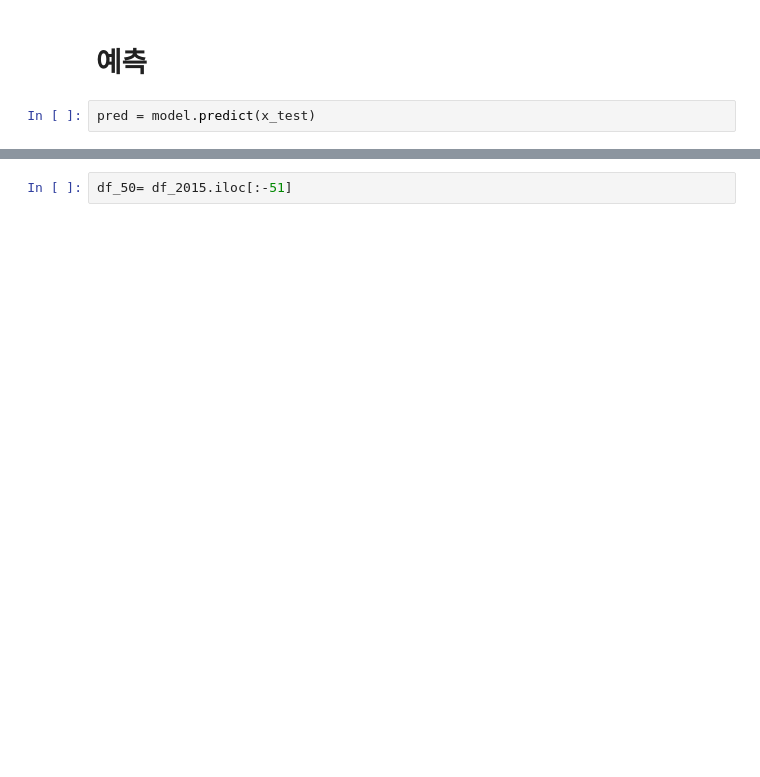
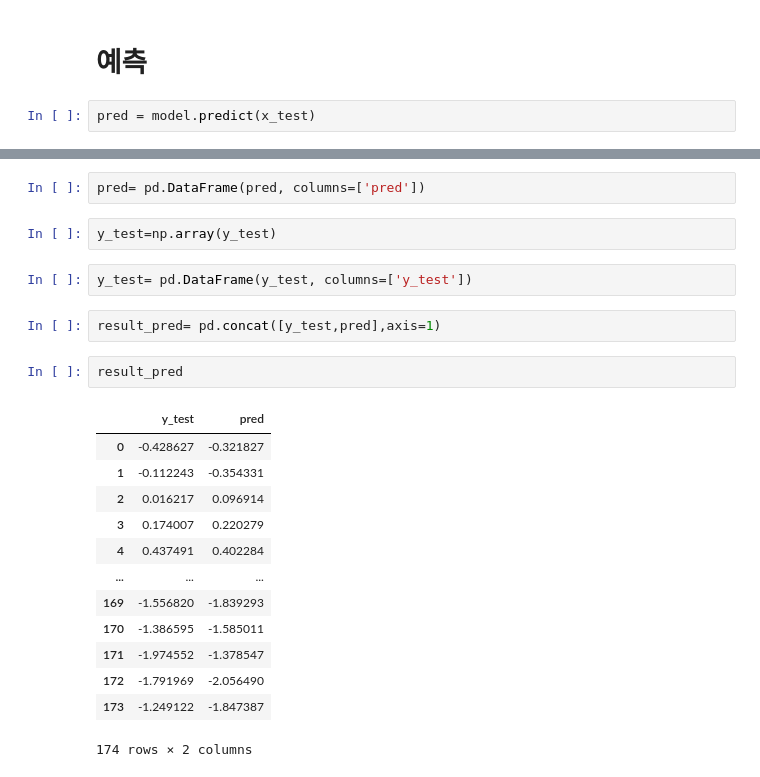
Before and after one commit to SeunghyeChae/tmdhey, a Jupyter notebook: Stock price prediction.ipynb, the cells around one changed output, grey strips where cells are left out. Drawn from its saved outputs; the diff is of its cells as text; blank space fills up the shorter version.

```diff
--- a/Stock price prediction.ipynb
+++ b/Stock price prediction.ipynb
@@ -373,5 +361,27 @@ for i in range(len(pred)):
-# %%
-df_50= df_2015.iloc[:-51]
+# %%
+pred= pd.DataFrame(pred, columns=['pred'])
+# %%
+y_test=np.array(y_test)
+# %%
+y_test= pd.DataFrame(y_test, columns=['y_test'])
+# %%
+result_pred= pd.concat([y_test,pred],axis=1)
+# %%
+result_pred
+# %% [output]
+|  | y_test | pred |
+| 0 | -0.428627 | -0.321827 |
+| 1 | -0.112243 | -0.354331 |
+| 2 | 0.016217 | 0.096914 |
+| 3 | 0.174007 | 0.220279 |
+| 4 | 0.437491 | 0.402284 |
+| ... | ... | ... |
+| 169 | -1.556820 | -1.839293 |
+| 170 | -1.386595 | -1.585011 |
+| 171 | -1.974552 | -1.378547 |
+| 172 | -1.791969 | -2.056490 |
+| 173 | -1.249122 | -1.847387 |
+174 rows × 2 columns
 # %%
 fig = plt.figure(facecolor='white', figsize=(20, 10))
 ax = fig.add_subplot(111)
```
Also changed, not shown: parts of 7 cells of this notebook.
